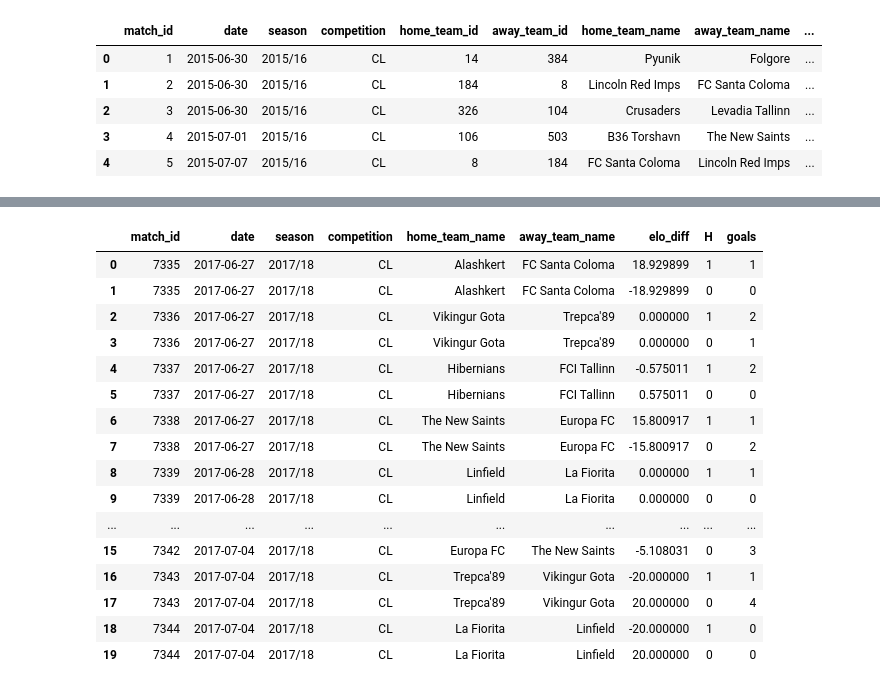
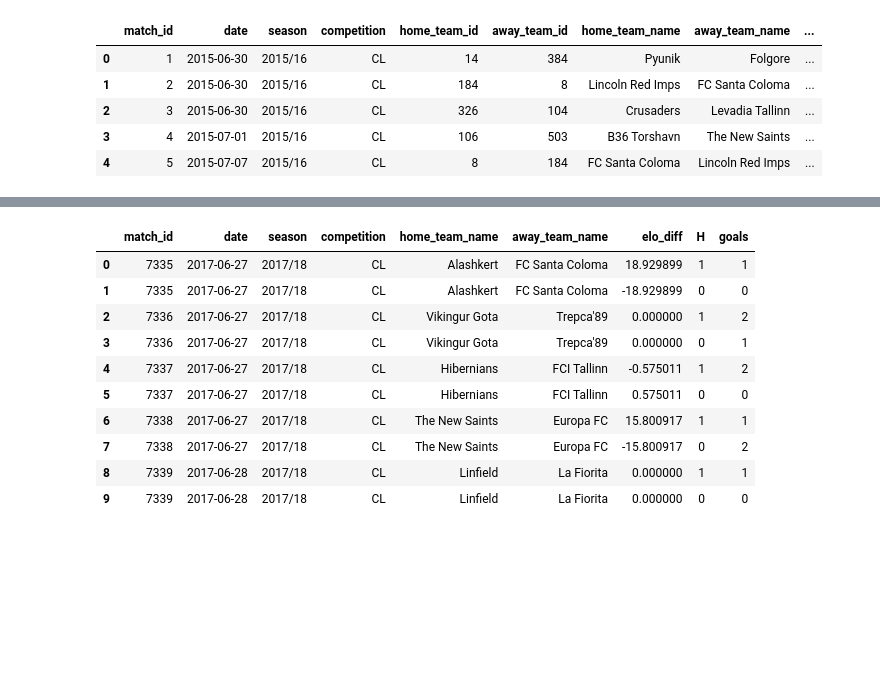
Before and after one commit to rohanhs568/UCL-MU-Predictor, a Jupyter notebook: notebooks/02_poisson_ml_model_.ipynb, the cells around one changed output, grey strips where cells are left out. Saved outputs shown, nothing was run; the diff lists cells and outputs as text; code cells hidden in the pictures; blank space fills up the shorter version.

```diff
--- a/notebooks/02_poisson_ml_model_.ipynb
+++ b/notebooks/02_poisson_ml_model_.ipynb
@@ -249,6 +262,8 @@ display(doubled_elo_matches[middle - 5:middle + 5])
 | 20378 | 20358 | 2021-02-06 | 2020/21 | B1 | 48 | 31 | Waasland-Beveren | Club Brugge | ... |
 | 20379 | 20359 | 2021-02-06 | 2020/21 | D1 | 154 | 182 | Augsburg | Wolfsburg | ... |
 # %%
+# filtering data to what we need
+
 ml_table = doubled_elo_matches.copy()
 
 ml_table = ml_table[
@@ -266,37 +281,31 @@ ml_table = ml_table[
 ]
 
 ml_table = ml_table[
     ml_table["season"].isin([
         "2017/18",
         "2018/19",
         "2019/20",
         "2020/21",
         "2021/22",
         "2022/23",
         "2023/24",
         "2024/25",
         "2025/26"
     ])
 ]
 
 ml_table = ml_table.sort_values(["date", "match_id", "H"], ascending=[True, True, False]).reset_index(drop=True)
 
-ml_table.head(20)
+ml_table.head(10)
 # %% [output]
 |  | match_id | date | season | competition | home_team_name | away_team_name | elo_diff | H | goals |
 | 0 | 7335 | 2017-06-27 | 2017/18 | CL | Alashkert | FC Santa Coloma | 18.929899 | 1 | 1 |
 | 1 | 7335 | 2017-06-27 | 2017/18 | CL | Alashkert | FC Santa Coloma | -18.929899 | 0 | 0 |
 | 2 | 7336 | 2017-06-27 | 2017/18 | CL | Vikingur Gota | Trepca'89 | 0.000000 | 1 | 2 |
 | 3 | 7336 | 2017-06-27 | 2017/18 | CL | Vikingur Gota | Trepca'89 | 0.000000 | 0 | 1 |
 | 4 | 7337 | 2017-06-27 | 2017/18 | CL | Hibernians | FCI Tallinn | -0.575011 | 1 | 2 |
 | 5 | 7337 | 2017-06-27 | 2017/18 | CL | Hibernians | FCI Tallinn | 0.575011 | 0 | 0 |
 | 6 | 7338 | 2017-06-27 | 2017/18 | CL | The New Saints | Europa FC | 15.800917 | 1 | 1 |
 | 7 | 7338 | 2017-06-27 | 2017/18 | CL | The New Saints | Europa FC | -15.800917 | 0 | 2 |
 | 8 | 7339 | 2017-06-28 | 2017/18 | CL | Linfield | La Fiorita | 0.000000 | 1 | 1 |
 | 9 | 7339 | 2017-06-28 | 2017/18 | CL | Linfield | La Fiorita | 0.000000 | 0 | 0 |
-| ... | ... | ... | ... | ... | ... | ... | ... | ... | ... |
-| 15 | 7342 | 2017-07-04 | 2017/18 | CL | Europa FC | The New Saints | -5.108031 | 0 | 3 |
-| 16 | 7343 | 2017-07-04 | 2017/18 | CL | Trepca'89 | Vikingur Gota | -20.000000 | 1 | 1 |
-| 17 | 7343 | 2017-07-04 | 2017/18 | CL | Trepca'89 | Vikingur Gota | 20.000000 | 0 | 4 |
-| 18 | 7344 | 2017-07-04 | 2017/18 | CL | La Fiorita | Linfield | -20.000000 | 1 | 0 |
-| 19 | 7344 | 2017-07-04 | 2017/18 | CL | La Fiorita | Linfield | 20.000000 | 0 | 0 |
```
Also changed, not shown: parts of 26 cells of this notebook, 2 other files.
